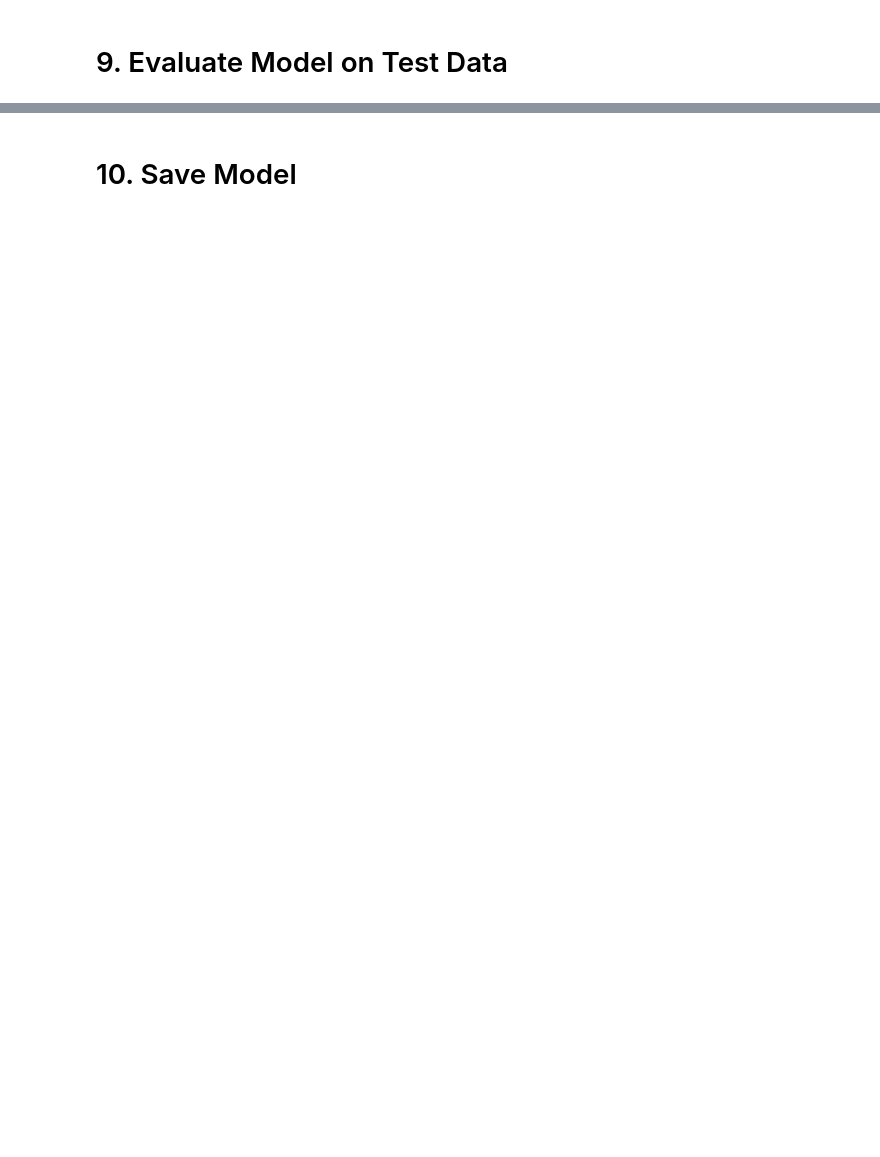
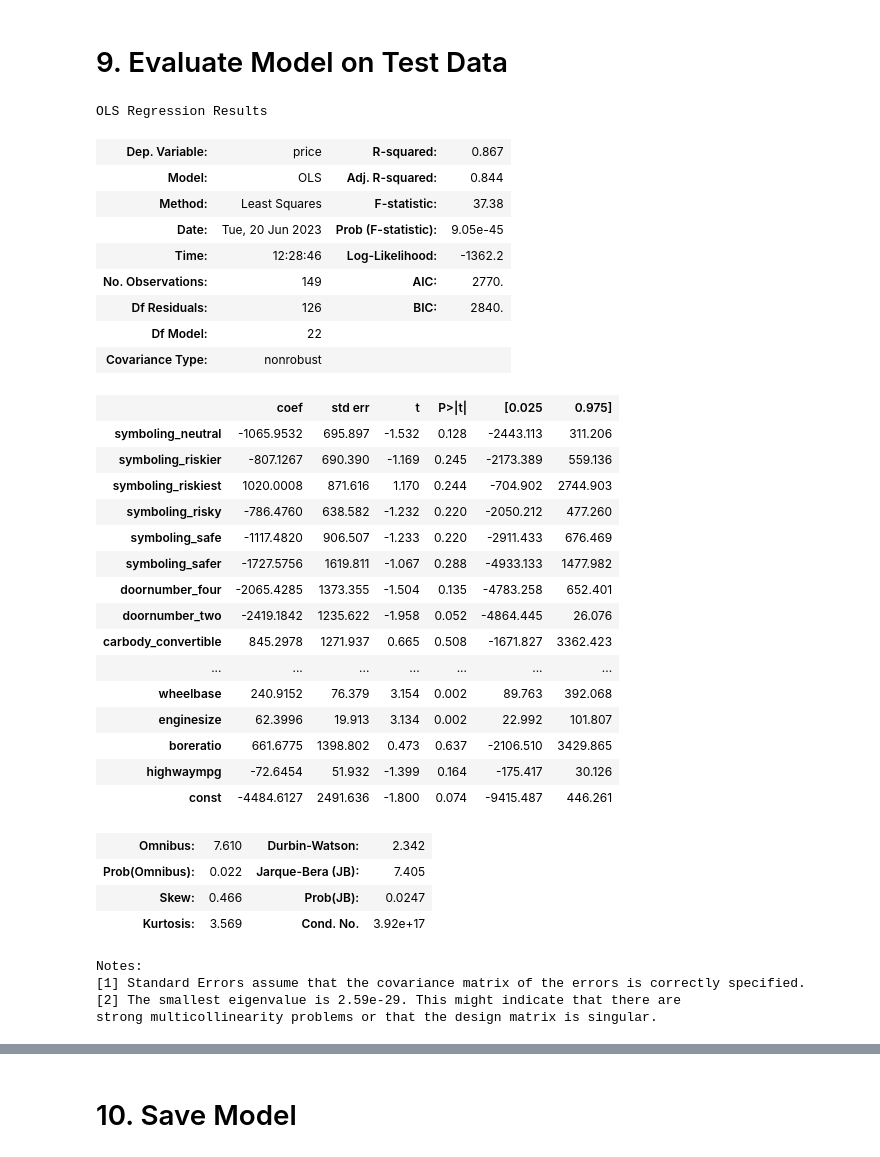
Before and after one commit to kellianneyang/car-price-prediction, a Jupyter notebook: linear_regression_in_statsmodels_practice.ipynb, the cells around one changed output, grey strips where cells are left out. Saved outputs shown, nothing was run; the diff lists cells and outputs as text; code cells hidden in the pictures; blank space fills up the shorter version.

```diff
--- a/linear_regression_in_statsmodels_practice.ipynb
+++ b/linear_regression_in_statsmodels_practice.ipynb
@@ -821 +891,39 @@ In summary, we will drop the following features due to a majority of values havi
+# %%
+# see model performance metrics (on training data)
+result.summary()
+# %% [output]
+OLS Regression Results
+| Dep. Variable: | price | R-squared: | 0.867 |
+| Model: | OLS | Adj. R-squared: | 0.844 |
+| Method: | Least Squares | F-statistic: | 37.38 |
+| Date: | Tue, 20 Jun 2023 | Prob (F-statistic): | 9.05e-45 |
+| Time: | 12:28:46 | Log-Likelihood: | -1362.2 |
+| No. Observations: | 149 | AIC: | 2770. |
+| Df Residuals: | 126 | BIC: | 2840. |
+| Df Model: | 22 |  |  |
+| Covariance Type: | nonrobust |  |  |
+|  | coef | std err | t | P>|t| | [0.025 | 0.975] |
+| symboling_neutral | -1065.9532 | 695.897 | -1.532 | 0.128 | -2443.113 | 311.206 |
+| symboling_riskier | -807.1267 | 690.390 | -1.169 | 0.245 | -2173.389 | 559.136 |
+| symboling_riskiest | 1020.0008 | 871.616 | 1.170 | 0.244 | -704.902 | 2744.903 |
+| symboling_risky | -786.4760 | 638.582 | -1.232 | 0.220 | -2050.212 | 477.260 |
+| symboling_safe | -1117.4820 | 906.507 | -1.233 | 0.220 | -2911.433 | 676.469 |
+| symboling_safer | -1727.5756 | 1619.811 | -1.067 | 0.288 | -4933.133 | 1477.982 |
+| doornumber_four | -2065.4285 | 1373.355 | -1.504 | 0.135 | -4783.258 | 652.401 |
+| doornumber_two | -2419.1842 | 1235.622 | -1.958 | 0.052 | -4864.445 | 26.076 |
+| carbody_convertible | 845.2978 | 1271.937 | 0.665 | 0.508 | -1671.827 | 3362.423 |
+| ... | ... | ... | ... | ... | ... | ... |
+| wheelbase | 240.9152 | 76.379 | 3.154 | 0.002 | 89.763 | 392.068 |
+| enginesize | 62.3996 | 19.913 | 3.134 | 0.002 | 22.992 | 101.807 |
+| boreratio | 661.6775 | 1398.802 | 0.473 | 0.637 | -2106.510 | 3429.865 |
+| highwaympg | -72.6454 | 51.932 | -1.399 | 0.164 | -175.417 | 30.126 |
+| const | -4484.6127 | 2491.636 | -1.800 | 0.074 | -9415.487 | 446.261 |
+| Omnibus: | 7.610 | Durbin-Watson: | 2.342 |
+| Prob(Omnibus): | 0.022 | Jarque-Bera (JB): | 7.405 |
+| Skew: | 0.466 | Prob(JB): | 0.0247 |
+| Kurtosis: | 3.569 | Cond. No. | 3.92e+17 |
+Notes:
+[1] Standard Errors assume that the covariance matrix of the errors is correctly specified.
+[2] The smallest eigenvalue is 2.59e-29. This might indicate that there are
+strong multicollinearity problems or that the design matrix is singular.
 # %%
```
Also changed, not shown: parts of 17 cells of this notebook, 1 other file.
